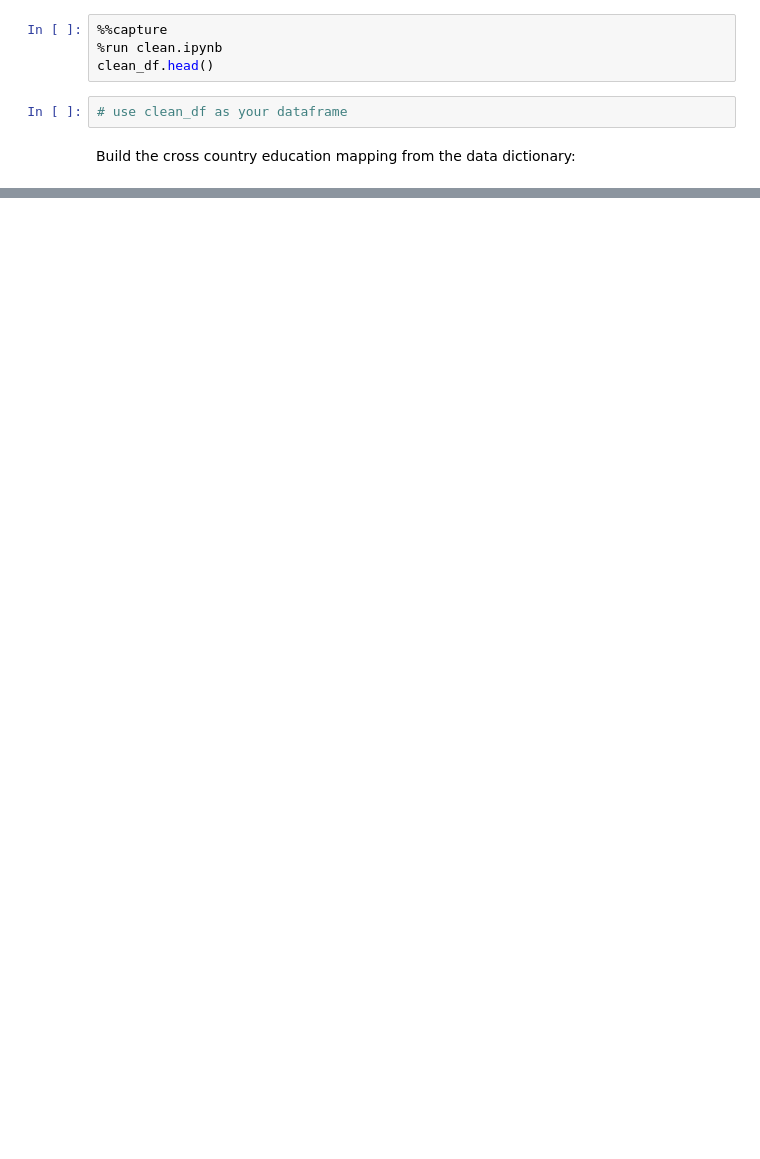
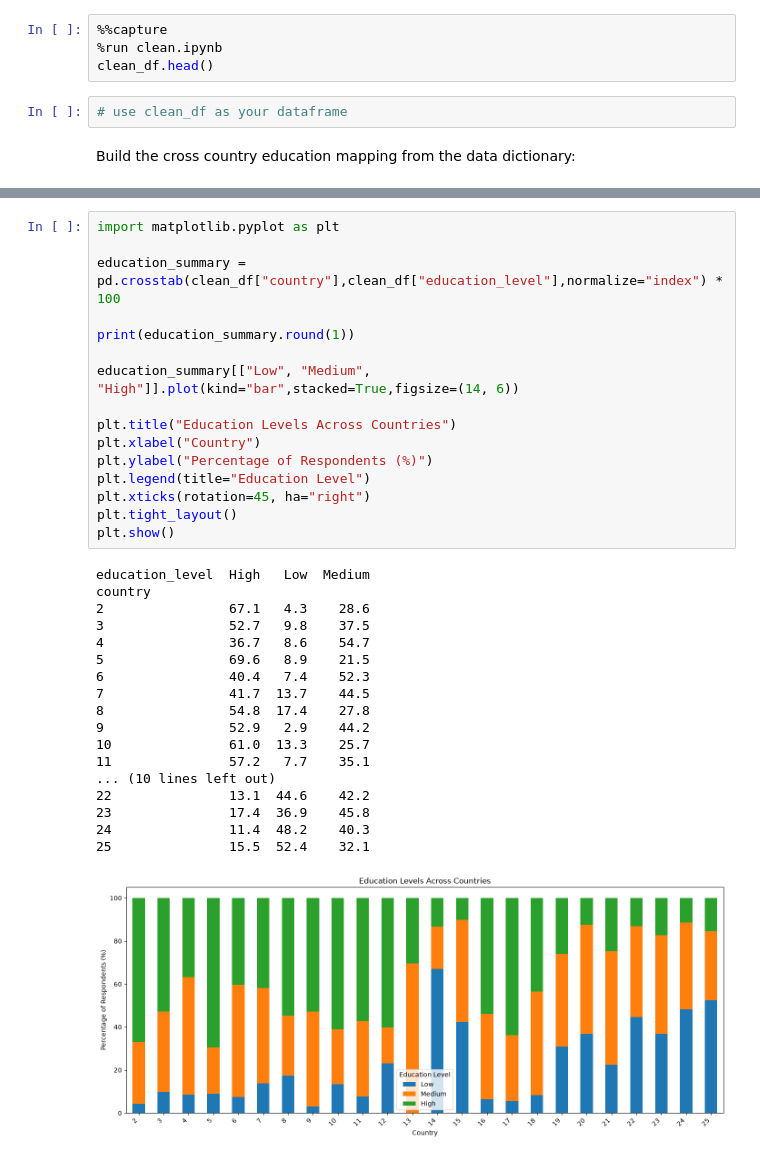
Before and after one commit to finlay-ab/vibe-check-genz-ai, a Jupyter notebook: src/solution.ipynb, the cells around one changed output, grey strips where cells are left out. Saved outputs shown, nothing was run; the diff lists cells and outputs as text; blank space fills up the shorter version.

Commit message:
Made cross country education mapping

```diff
--- a/src/solution.ipynb
+++ b/src/solution.ipynb
@@ -29,0 +431,35 @@ educations.head()
+# %%
+import matplotlib.pyplot as plt
+
+education_summary = pd.crosstab(clean_df["country"],clean_df["education_level"],normalize="index") * 100
+
+print(education_summary.round(1))
+
+education_summary[["Low", "Medium", "High"]].plot(kind="bar",stacked=True,figsize=(14, 6))
+
+plt.title("Education Levels Across Countries")
+plt.xlabel("Country")
+plt.ylabel("Percentage of Respondents (%)")
+plt.legend(title="Education Level")
+plt.xticks(rotation=45, ha="right")
+plt.tight_layout()
+plt.show()
+# %% [output]
+education_level  High   Low  Medium
+country
+2                67.1   4.3    28.6
+3                52.7   9.8    37.5
+4                36.7   8.6    54.7
+5                69.6   8.9    21.5
+6                40.4   7.4    52.3
+7                41.7  13.7    44.5
+8                54.8  17.4    27.8
+9                52.9   2.9    44.2
+10               61.0  13.3    25.7
+11               57.2   7.7    35.1
+... (10 lines left out)
+22               13.1  44.6    42.2
+23               17.4  36.9    45.8
+24               11.4  48.2    40.3
+25               15.5  52.4    32.1
+[figure, added]
```
Also changed, not shown: parts of 1 cell of this notebook.
